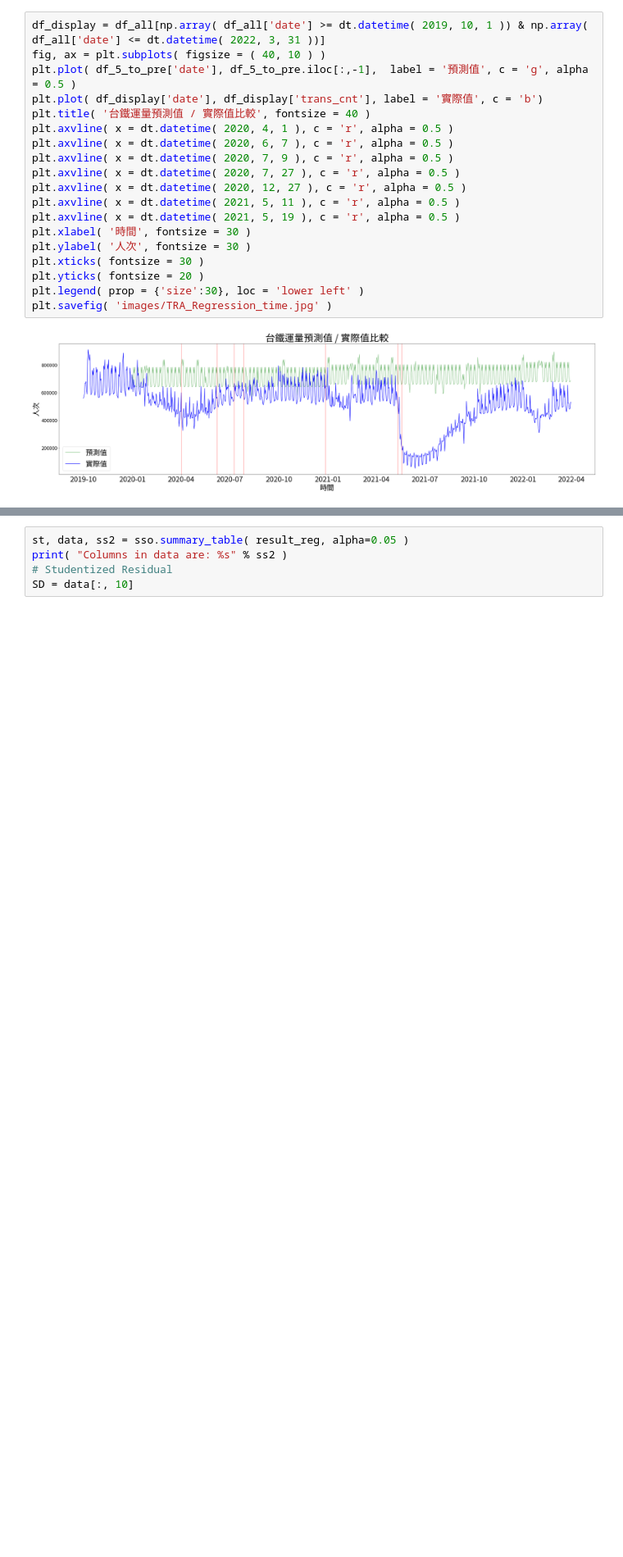
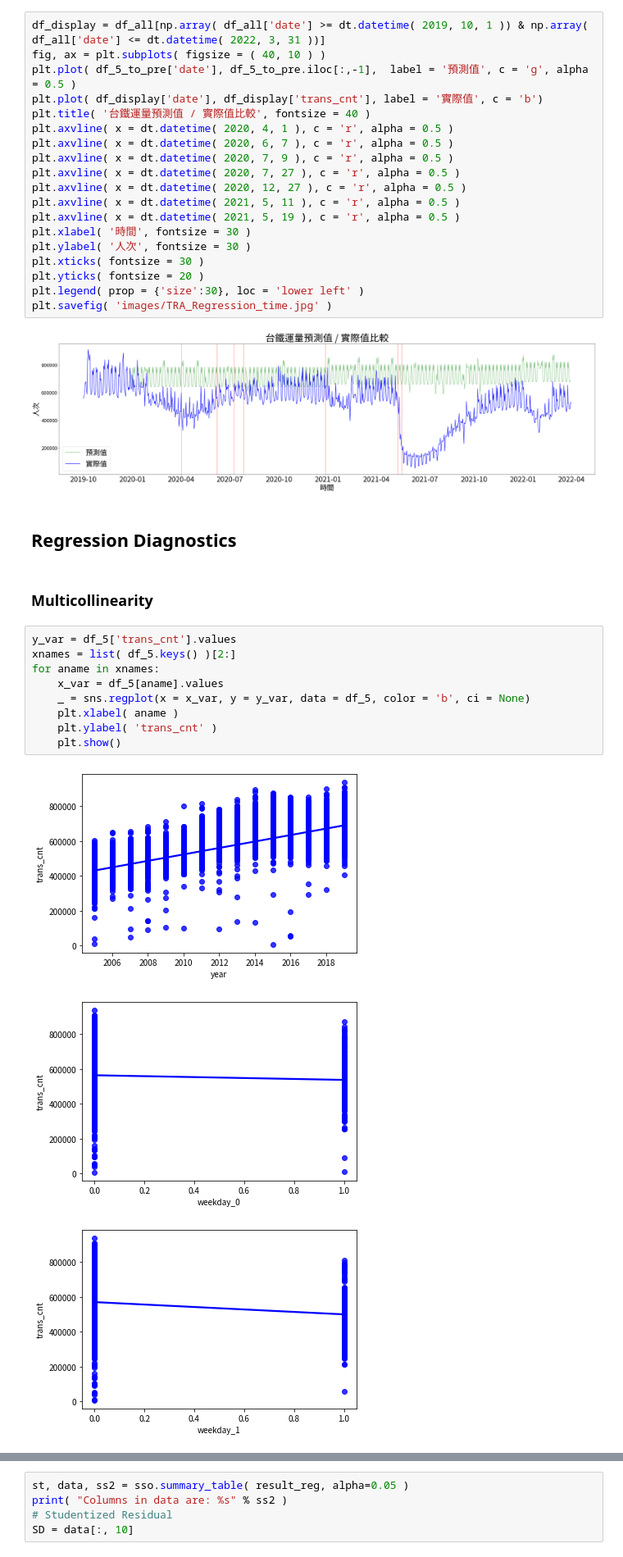
Before and after one commit to sam901122/Statistics_FinalProject, a Jupyter notebook: project_TRA/TRA_Regression.ipynb, the cells around one changed output, grey strips where cells are left out. Shown at 82% size. Drawn from its saved outputs; the diff is of its cells as text; blank space fills up the shorter version.

Commit message:
finsih regression diagnostics

```diff
--- a/project_TRA/TRA_Regression.ipynb
+++ b/project_TRA/TRA_Regression.ipynb
@@ -111,3 +112,20 @@ plt.legend( prop = {'size':30}, loc = 'lower left' )
 plt.savefig( 'images/TRA_Regression_time.jpg' )
 # %% [output]
 [figure]
+# %% [markdown]
+## Regression Diagnostics
+# %% [markdown]
+### Multicollinearity
+# %%
+y_var = df_5['trans_cnt'].values
+xnames = list( df_5.keys() )[2:]
+for aname in xnames:
+    x_var = df_5[aname].values
+    _ = sns.regplot(x = x_var, y = y_var, data = df_5, color = 'b', ci = None)
+    plt.xlabel( aname )
+    plt.ylabel( 'trans_cnt' )
+    plt.show()
+# %% [output]
+[figure, added]
+[figure, added]
+[figure, added]
```
Also changed, not shown: parts of 53 cells of this notebook, 7 other files.
